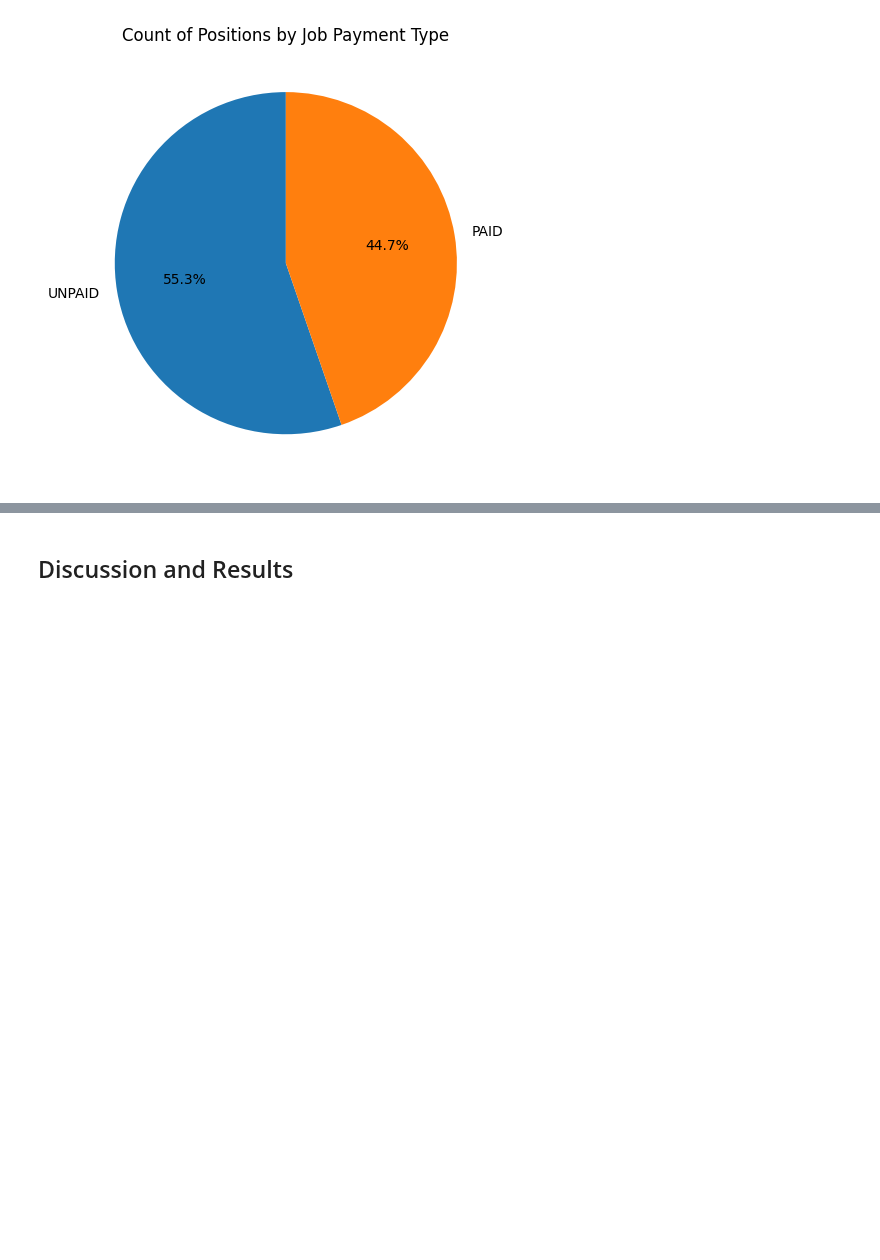
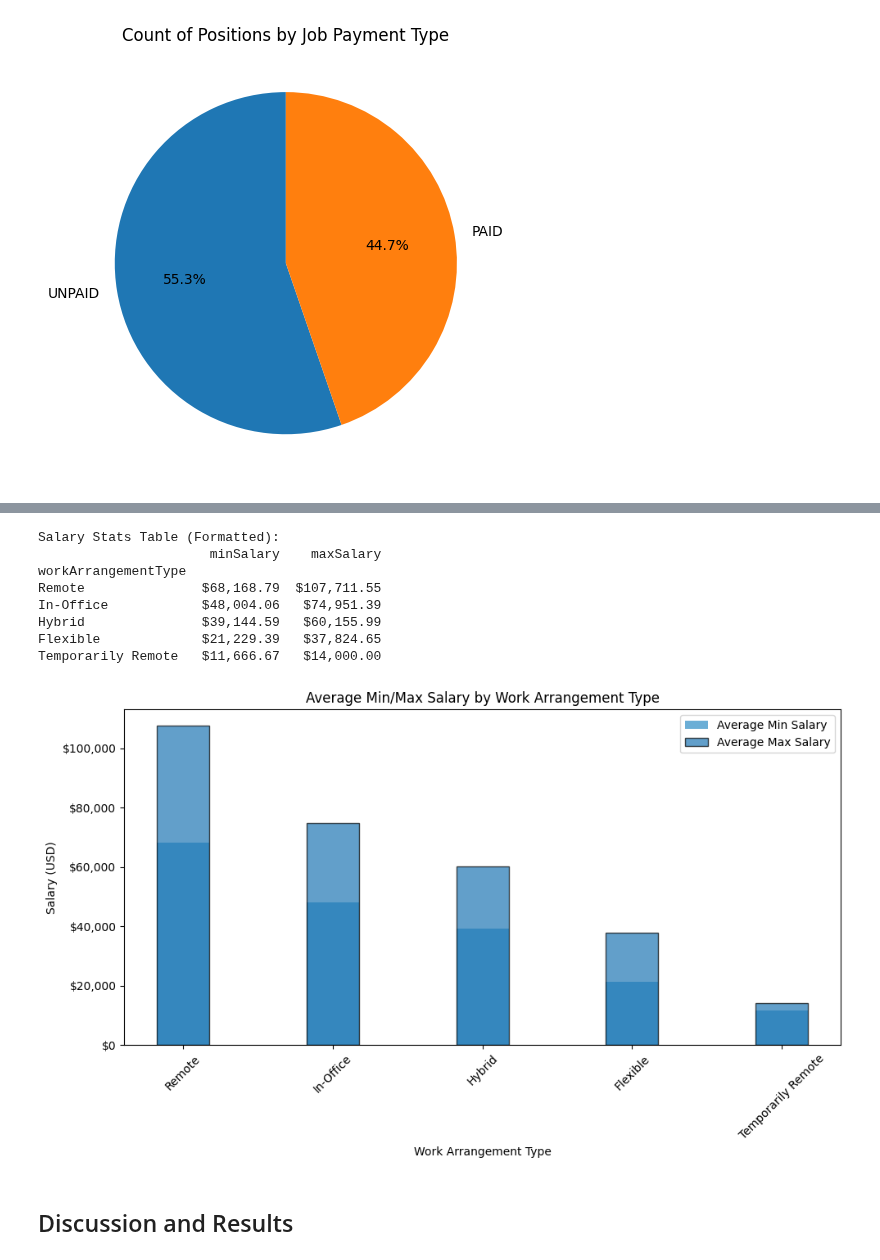
Before and after one commit to tumibytes/cis9650-project03, a Jupyter notebook: term_project_starter.ipynb, the cells around one changed output, grey strips where cells are left out. Cells and saved outputs as stored; diff of their text form; code cells hidden in the pictures; blank space fills up the shorter version.

```diff
--- a/term_project_starter.ipynb
+++ b/term_project_starter.ipynb
@@ -384,3 +396,67 @@ plt.show()
+# %%
+import pandas as pd
+import matplotlib.pyplot as plt
+
+# 1. Convert salary columns to numeric
+df_flat["minSalary"] = pd.to_numeric(df_flat["minSalary"], errors="coerce")
+df_flat["maxSalary"] = pd.to_numeric(df_flat["maxSalary"], errors="coerce")
+
+# 2. Keep only rows with salary + work arrangement
+df_salary = df_flat[
+    df_flat["minSalary"].notna() &
+    df_flat["maxSalary"].notna() &
+    df_flat["workArrangementType"].notna()
+]
+
+# 3. Group and compute average salaries (numeric)
+numeric_stats = (
+    df_salary.groupby("workArrangementType")[["minSalary", "maxSalary"]]
+             .mean()
+             .sort_values("maxSalary", ascending=False)
+)
+
+# Save numeric values for plotting
+min_vals = numeric_stats["minSalary"]
+max_vals = numeric_stats["maxSalary"]
+
+# Create a formatted copy for display
+salary_stats = numeric_stats.copy()
+salary_stats["minSalary"] = salary_stats["minSalary"].apply(lambda x: f"${x:,.2f}")
+salary_stats["maxSalary"] = salary_stats["maxSalary"].apply(lambda x: f"${x:,.2f}")
+
+print("Salary Stats Table (Formatted):")
+print(salary_stats)
+
+# 4. Plot
+plt.figure(figsize=(10, 6))
+
+x = numeric_stats.index
+
+plt.bar(x, min_vals, width=0.35, label="Average Min Salary", color="#6baed6")
+plt.bar(x, max_vals, width=0.35, label="Average Max Salary", alpha=0.7, edgecolor="black")
+
+plt.gca().yaxis.set_major_formatter(
+    plt.FuncFormatter(lambda x, pos: f"${x:,.0f}")
+)
+
+plt.title("Average Min/Max Salary by Work Arrangement Type")
+plt.ylabel("Salary (USD)")
+plt.xlabel("Work Arrangement Type")
+plt.xticks(rotation=45)
+plt.legend()
+
+plt.tight_layout()
+plt.show()
+# %% [output]
+Salary Stats Table (Formatted):
+                      minSalary    maxSalary
+workArrangementType
+Remote               $68,168.79  $107,711.55
+In-Office            $48,004.06   $74,951.39
+Hybrid               $39,144.59   $60,155.99
+Flexible             $21,229.39   $37,824.65
+Temporarily Remote   $11,666.67   $14,000.00
+[figure, added]
 # %% [markdown]
 ## Discussion and Results
 # %% [markdown]
```
Also changed, not shown: parts of 8 cells of this notebook.
